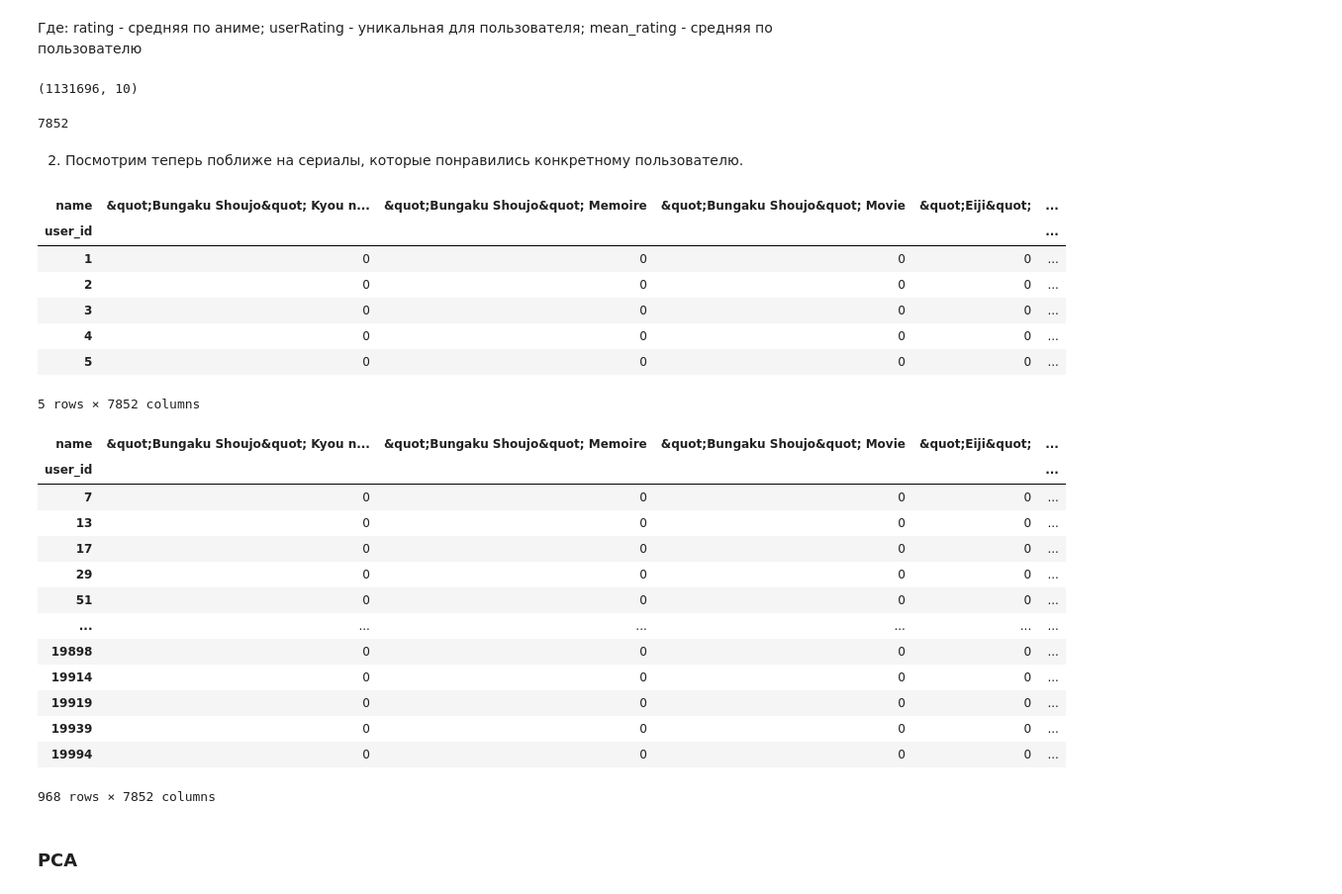
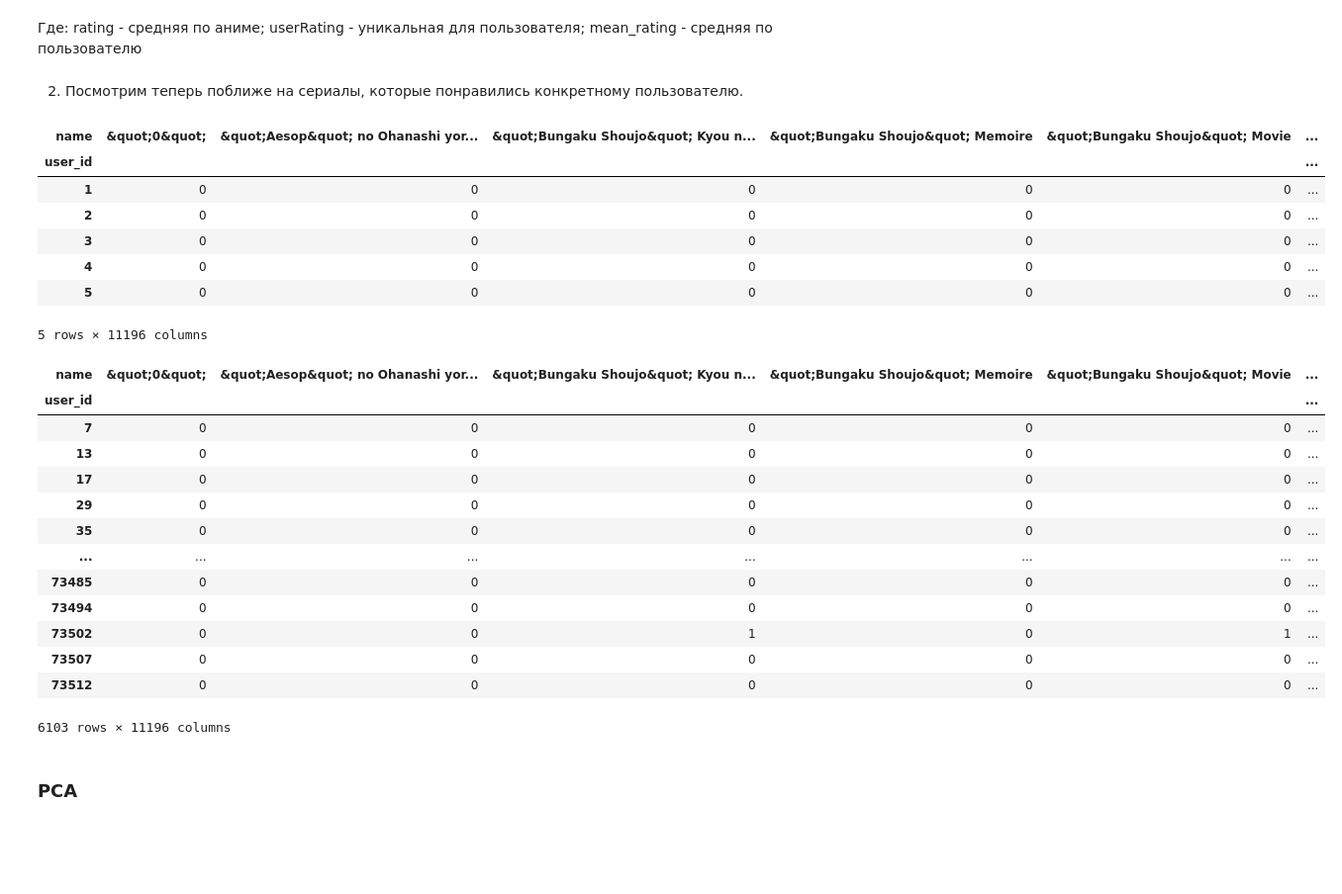
Before and after one commit to Dahuginn/HW_ML2020, a Jupyter notebook: [Mosina]HWProject_AnimeRecommendations.ipynb, the cells around one changed output. Shown at 99% size. Drawn from its saved outputs; the diff is of its cells as text; code cells hidden in the pictures; blank space fills up the shorter version.

```diff
--- a/[Mosina]HWProject_AnimeRecommendations.ipynb
+++ b/[Mosina]HWProject_AnimeRecommendations.ipynb
@@ -140,0 +125,3 @@ i = 0
+# %%
+rating['rating'].replace({-1: np.nan}, inplace = True)
+rating.head()
@@ -140,0 +135,4 @@ i = 0
+# %%
+merged = pd.merge(anime,rating,on='anime_id')
+merged = merged.rename({'rating_y':'user_rating', 'rating_x':'rating'}, axis='columns')
+merged.head()
@@ -240,45 +234,37 @@ mergedata.head()
 Что происходит в новом датасете: там лежат "лайки" - средняя оценка пользователя vs оценка
 # %% [markdown]
 Где: rating - средняя по аниме; userRating - уникальная для пользователя; mean_rating - средняя по пользователю
-# %%
-mergedata.shape
-# %% [output]
-(1131696, 10)
-# %%
-len(mergedata['anime_id'].unique())
-# %% [output]
-7852
 # %% [markdown]
 2. Посмотрим теперь поближе на сериалы, которые понравились конкретному пользователю.
 # %%
-user_anime = pd.crosstab(mergedata['user_id'], mergedata['name'])
+user_anime = pd.crosstab(merged['user_id'], merged['name'])
 user_anime.head()
 # %% [output]
-| name | &quot;Bungaku Shoujo&quot; Kyou n... | &quot;Bungaku Shoujo&quot; Memoire | &quot;Bungaku Shoujo&quot; Movie | &quot;Eiji&quot; | ... |
-| user_id |  |  |  |  | ... |
-| 1 | 0 | 0 | 0 | 0 | ... |
-| 2 | 0 | 0 | 0 | 0 | ... |
-| 3 | 0 | 0 | 0 | 0 | ... |
-| 4 | 0 | 0 | 0 | 0 | ... |
-| 5 | 0 | 0 | 0 | 0 | ... |
+| name | &quot;0&quot; | &quot;Aesop&quot; no Ohanashi yor... | &quot;Bungaku Shoujo&quot; Kyou n... | &quot;Bungaku Shoujo&quot; Memoire | &quot;Bungaku Shoujo&quot; Movie | ... |
+| user_id |  |  |  |  |  | ... |
+| 1 | 0 | 0 | 0 | 0 | 0 | ... |
+| 2 | 0 | 0 | 0 | 0 | 0 | ... |
+| 3 | 0 | 0 | 0 | 0 | 0 | ... |
+| 4 | 0 | 0 | 0 | 0 | 0 | ... |
+| 5 | 0 | 0 | 0 | 0 | 0 | ... |
-5 rows × 7852 columns
+5 rows × 11196 columns
 # %%
 user_anime[user_anime['Serial Experiments Lain'] == 1]
 # %% [output]
-| name | &quot;Bungaku Shoujo&quot; Kyou n... | &quot;Bungaku Shoujo&quot; Memoire | &quot;Bungaku Shoujo&quot; Movie | &quot;Eiji&quot; | ... |
-| user_id |  |  |  |  | ... |
-| 7 | 0 | 0 | 0 | 0 | ... |
-| 13 | 0 | 0 | 0 | 0 | ... |
-| 17 | 0 | 0 | 0 | 0 | ... |
-| 29 | 0 | 0 | 0 | 0 | ... |
-| 51 | 0 | 0 | 0 | 0 | ... |
-| ... | ... | ... | ... | ... | ... |
-| 19898 | 0 | 0 | 0 | 0 | ... |
-| 19914 | 0 | 0 | 0 | 0 | ... |
-| 19919 | 0 | 0 | 0 | 0 | ... |
-| 19939 | 0 | 0 | 0 | 0 | ... |
-| 19994 | 0 | 0 | 0 | 0 | ... |
+| name | &quot;0&quot; | &quot;Aesop&quot; no Ohanashi yor... | &quot;Bungaku Shoujo&quot; Kyou n... | &quot;Bungaku Shoujo&quot; Memoire | &quot;Bungaku Shoujo&quot; Movie | ... |
+| user_id |  |  |  |  |  | ... |
+| 7 | 0 | 0 | 0 | 0 | 0 | ... |
+| 13 | 0 | 0 | 0 | 0 | 0 | ... |
+| 17 | 0 | 0 | 0 | 0 | 0 | ... |
+| 29 | 0 | 0 | 0 | 0 | 0 | ... |
+| 35 | 0 | 0 | 0 | 0 | 0 | ... |
+| ... | ... | ... | ... | ... | ... | ... |
+| 73485 | 0 | 0 | 0 | 0 | 0 | ... |
+| 73494 | 0 | 0 | 0 | 0 | 0 | ... |
+| 73502 | 0 | 0 | 1 | 0 | 1 | ... |
+| 73507 | 0 | 0 | 0 | 0 | 0 | ... |
+| 73512 | 0 | 0 | 0 | 0 | 0 | ... |
-968 rows × 7852 columns
+6103 rows × 11196 columns
 # %% [markdown]
 ### PCA
 # %%
```
Also changed, not shown: parts of 80 cells of this notebook.
